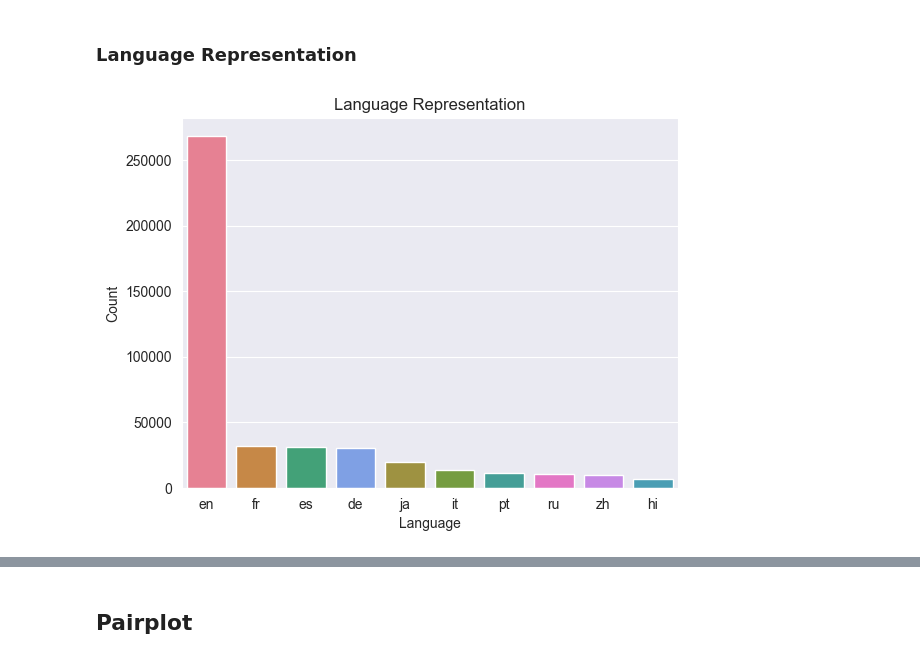
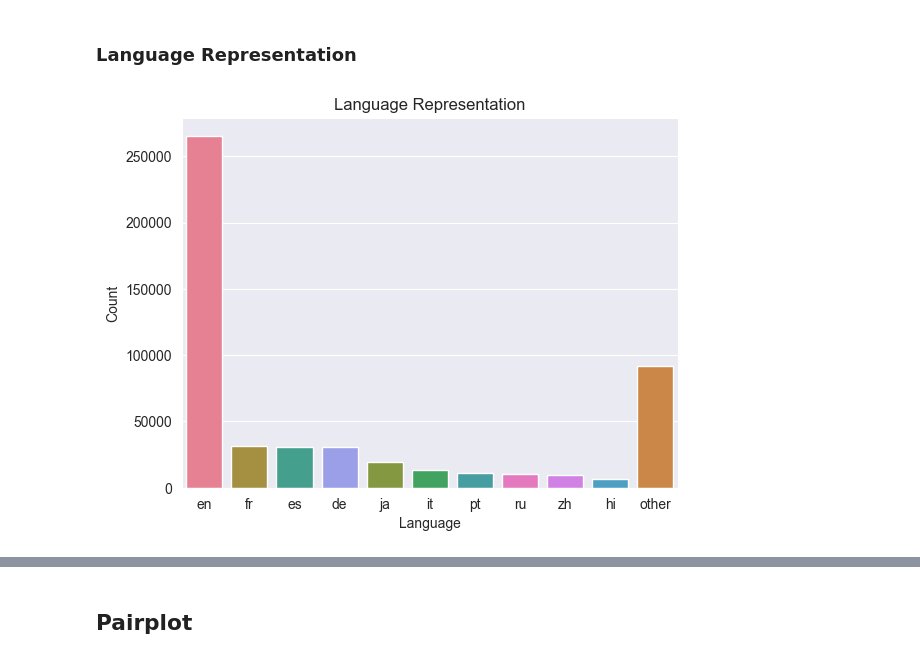
Before and after one commit to KiwiFlavorBepis/FilmFinder, a Jupyter notebook: Data/Data Visualization/Visualizations.ipynb, the cells around one changed output, grey strips where cells are left out. Saved outputs shown, nothing was run; the diff lists cells and outputs as text; code cells hidden in the pictures.

Commit message:
Continued work on Visualizations.ipynb

```diff
--- a/Data/Data Visualization/Visualizations.ipynb
+++ b/Data/Data Visualization/Visualizations.ipynb
@@ -7,7 +6,8 @@ import ast
 # %%
 data = pd.read_csv('../Datasets/clean.csv')
 data = data.drop(['Unnamed: 0', 'id', 'adult', 'imdb_id', 'overview', 'tagline'], axis=1)
-data.genres = data.genres.apply(lambda x: eval(x) if pd.notna(x) else x)
+data_genres_list = data.copy(deep=True)
+data_genres_list.genres = data_genres_list.genres.apply(lambda x: eval(x) if pd.notna(x) else x)
 data.columns
 # %% [output]
 Index(['title', 'vote_average', 'vote_count', 'release_date', 'revenue',
@@ -39,4 +61,6 @@ sns.scatterplot(data, x='popularity', y='vote_average', hue='budget')
 languages = data.original_language
 top10_languages = languages.value_counts().head(10).index.tolist()
 data_top10_languages = data[data['original_language'].isin(top10_languages)]
+data_top10_languages_other = data.copy(deep=True)
+data_top10_languages_other.original_language = data_top10_languages_other.original_language.apply(lambda x: x if x in top10_languages else 'other')
 # %%
@@ -70,10 +182,10 @@ sns.scatterplot(data, x='budget', y='revenue')
 # %% [markdown]
 ### Language Representation
 # %%
-ax = sns.countplot(data=data_top10_languages, x='original_language', hue='original_language', palette='husl', order=top10_languages)
+ax = sns.countplot(data=data_top10_languages_other, x='original_language', hue='original_language', palette='husl', order=top10_languages + ['other'])
 ax.set_title("Language Representation")
 ax.set_xlabel("Language")
 ax.set_ylabel("Count")
 plt.show()
 # %% [output]
-[figure, old version]
+[figure, new version]
```
Also changed, not shown: parts of 25 cells of this notebook.
